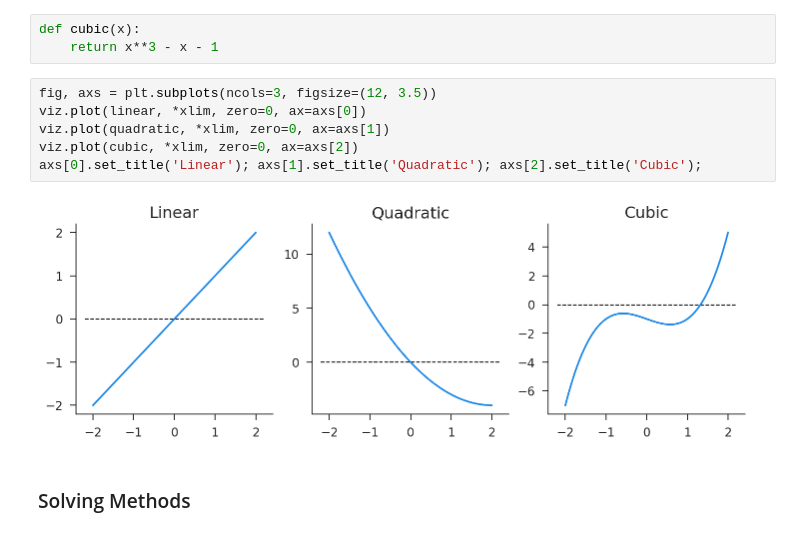
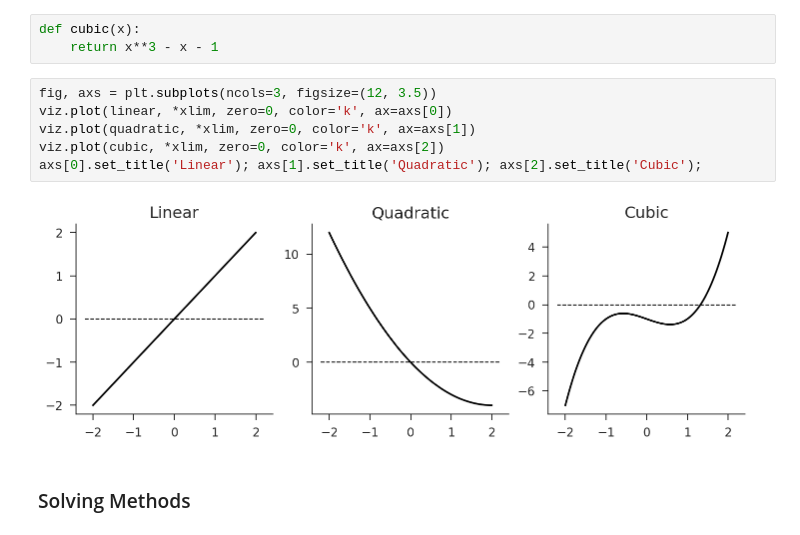
Before and after one commit to iamlemec/grad_code, a Jupyter notebook: lecture_1.ipynb, the cells around one changed output. Drawn from its saved outputs; the diff is of its cells as text.

```diff
--- a/lecture_1.ipynb
+++ b/lecture_1.ipynb
@@ -31,12 +31,12 @@ def cubic(x):
     return x**3 - x - 1
 # %%
 fig, axs = plt.subplots(ncols=3, figsize=(12, 3.5))
-viz.plot(linear, *xlim, zero=0, ax=axs[0])
-viz.plot(quadratic, *xlim, zero=0, ax=axs[1])
-viz.plot(cubic, *xlim, zero=0, ax=axs[2])
+viz.plot(linear, *xlim, zero=0, color='k', ax=axs[0])
+viz.plot(quadratic, *xlim, zero=0, color='k', ax=axs[1])
+viz.plot(cubic, *xlim, zero=0, color='k', ax=axs[2])
 axs[0].set_title('Linear'); axs[1].set_title('Quadratic'); axs[2].set_title('Cubic');
 # %% [output]
-[figure, old version]
+[figure, new version]
 # %% [markdown]
 ### Solving Methods
 # %% [markdown]
```
Also changed, not shown: parts of 6 cells of this notebook, 2 other files.
